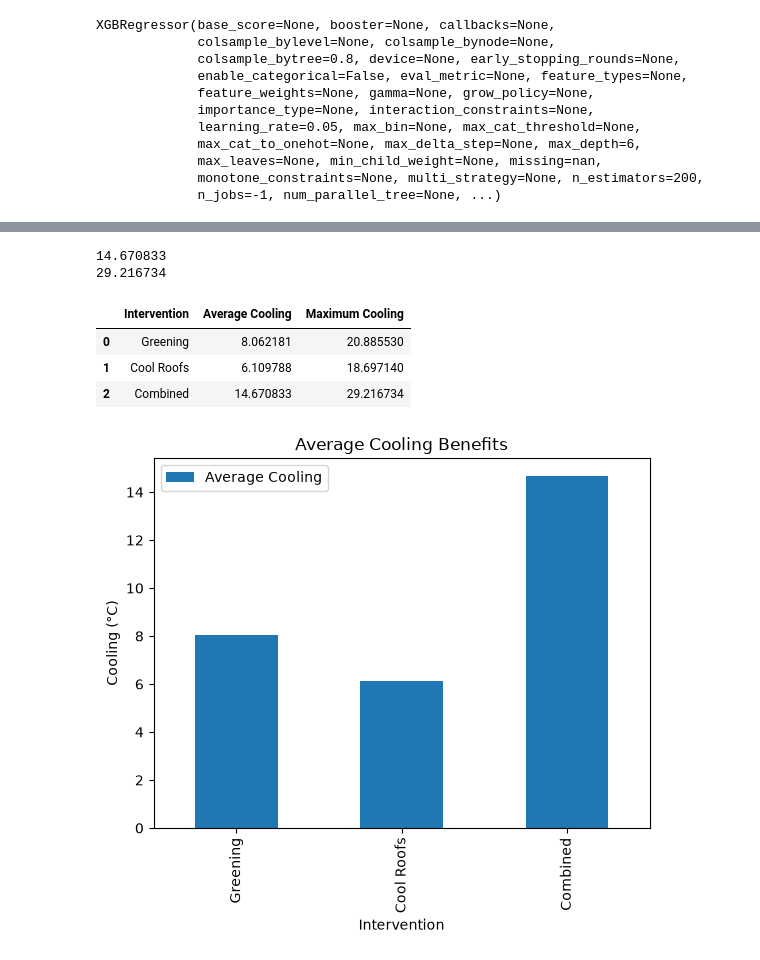
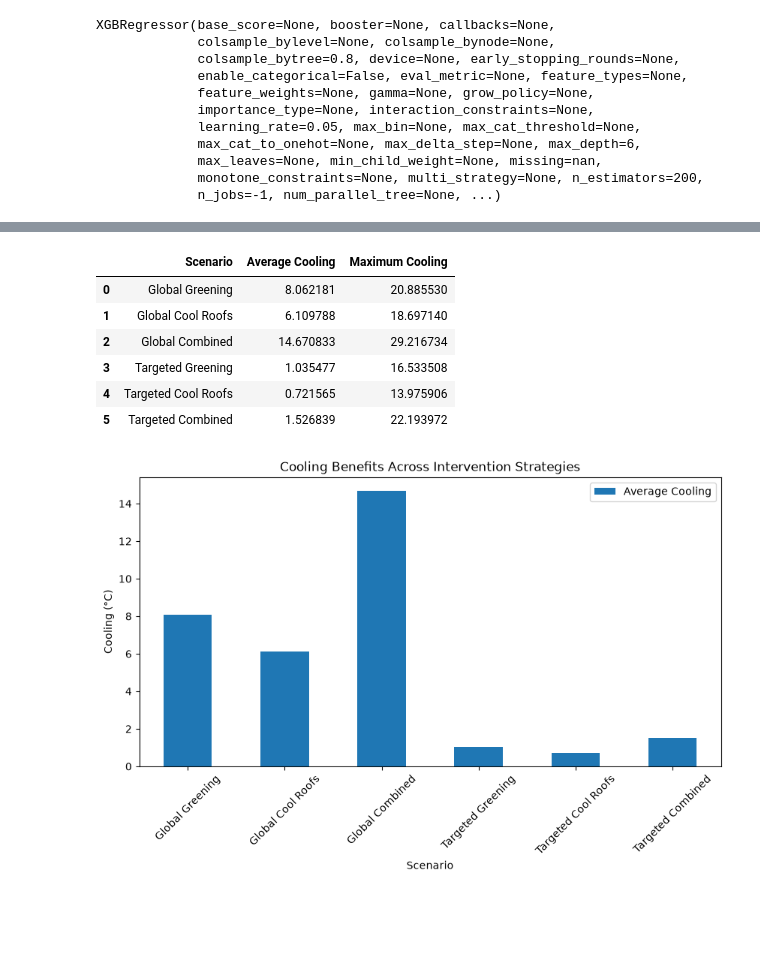
Before and after one commit to beastb728/urban-heat-decision-intelligence, a Jupyter notebook: notebooks/09_intervention_simulator.ipynb, the cells around one changed output, grey strips where cells are left out. Cells and saved outputs as stored; diff of their text form; code cells hidden in the pictures; blank space fills up the shorter version.

```diff
--- a/notebooks/09_intervention_simulator.ipynb
+++ b/notebooks/09_intervention_simulator.ipynb
@@ -81,2 +141,0 @@ green_targeted_cooling = (
-# %%
-green_cooling = baseline_lst - green_lst
@@ -104,6 +141,0 @@ roof["mean_albedo"] = roof[
-# %%
-roof_lst = xgb.predict(
-    roof
-)
-
-roof_cooling = baseline_lst - roof_lst
@@ -144,11 +141,0 @@ combined_cooling = (
-# %%
-print(
-    combined_cooling.mean()
-)
-
-print(
-    combined_cooling.max()
-)
-# %% [output]
-14.670833
-29.216734
@@ -155,47 +219,64 @@ print(
 # %%
 results = pd.DataFrame(
     {
-        "Intervention": [
-            "Greening",
-            "Cool Roofs",
-            "Combined"
+        "Scenario": [
+            "Global Greening",
+            "Global Cool Roofs",
+            "Global Combined",
+            "Targeted Greening",
+            "Targeted Cool Roofs",
+            "Targeted Combined"
         ],
 
         "Average Cooling": [
             green_cooling.mean(),
             roof_cooling.mean(),
-            combined_cooling.mean()
+            combined_cooling.mean(),
+            green_target_cooling.mean(),
+            roof_target_cooling.mean(),
+            combined_target_cooling.mean()
         ],
 
         "Maximum Cooling": [
             green_cooling.max(),
             roof_cooling.max(),
-            combined_cooling.max()
+            combined_cooling.max(),
+            green_target_cooling.max(),
+            roof_target_cooling.max(),
+            combined_target_cooling.max()
         ]
     }
 )
 
 results
 # %% [output]
-|  | Intervention | Average Cooling | Maximum Cooling |
-| 0 | Greening | 8.062181 | 20.885530 |
-| 1 | Cool Roofs | 6.109788 | 18.697140 |
-| 2 | Combined | 14.670833 | 29.216734 |
+|  | Scenario | Average Cooling | Maximum Cooling |
+| 0 | Global Greening | 8.062181 | 20.885530 |
+| 1 | Global Cool Roofs | 6.109788 | 18.697140 |
+| 2 | Global Combined | 14.670833 | 29.216734 |
+| 3 | Targeted Greening | 1.035477 | 16.533508 |
+| 4 | Targeted Cool Roofs | 0.721565 | 13.975906 |
+| 5 | Targeted Combined | 1.526839 | 22.193972 |
 # %%
 results.plot(
-    x="Intervention",
+    x="Scenario",
     y="Average Cooling",
-    kind="bar"
+    kind="bar",
+    figsize=(10, 5)
 )
 
 plt.ylabel(
     "Cooling (°C)"
 )
 
 plt.title(
-    "Average Cooling Benefits"
+    "Cooling Benefits Across Intervention Strategies"
+)
+
+plt.xticks(
+    rotation=45
 )
 
 plt.show()
 # %% [output]
-[figure, old version]
+[figure, new version]
```
Also changed, not shown: parts of 22 cells of this notebook.
